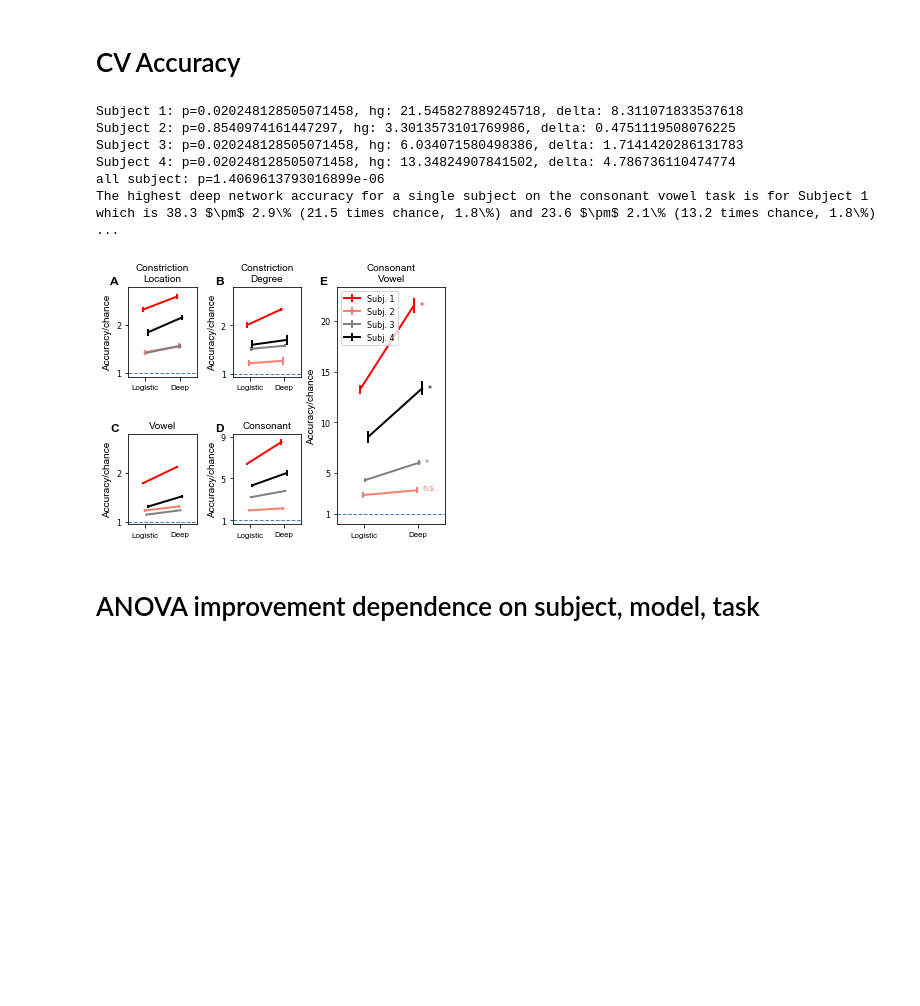
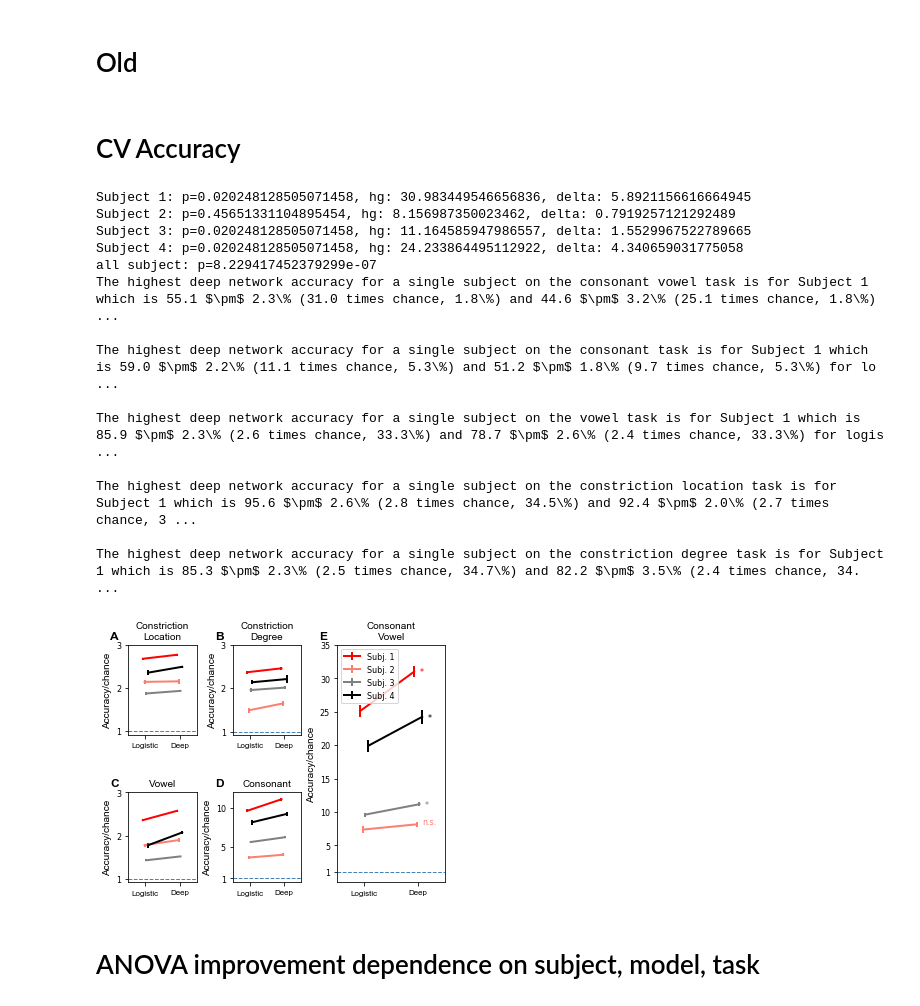
Before and after one commit to BouchardLab/cv_paper_plots, a Jupyter notebook: accuracy_slope/accuracy_slope.ipynb, the cells around one changed output. Saved outputs shown, nothing was run; the diff lists cells and outputs as text; code cells hidden in the pictures; blank space fills up the shorter version.

```diff
--- a/accuracy_slope/accuracy_slope.ipynb
+++ b/accuracy_slope/accuracy_slope.ipynb
@@ -19,3 +21,18 @@ subjects = ['ec2', 'ec9', 'gp31', 'gp33']
+# %%
+with open(os.path.join(os.environ['HOME'], 'plots_ff/model/data/frac_results_avg_ff.pkl'), 'rb') as f:
+    deep_all, linear_all = pickle.load(f, encoding='latin1')
+
+d = np.load(os.path.join(os.environ['HOME'], 'plots/ds/data/dataset_chance.npz'))
+chance = d['chance_data']
+training_size = d['training_size']
+fracs = sorted(deep_all.keys())
+
+output = 'plots_ff/model/data/{}_{}_hg{}_model_output.pkl'
+
+vmax = 3.
+cmax = 12.
+# %% [markdown]
+# Old
 # %%
 with open(os.path.join(os.environ['HOME'], 'plots/model/data/frac_results.pkl'), 'rb') as f:
     deep_all, linear_all, _ = pickle.load(f, encoding='latin1')
@@ -24,6 +41,14 @@ d = np.load(os.path.join(os.environ['HOME'], 'plots/ds/data/dataset_chance.npz')
 chance = d['chance_data']
 training_size = d['training_size']
 fracs = sorted(deep_all.keys())
+
+output = 'plots/model/data/{}_{}_hg_a{}_model_output.pkl'
+
+vmax = 2.8
+cmax = 9.2
+
+vmax = 3.
+cmax = 12.
 # %%
 other_linear_accuracy = {}
 other_deep_accuracy = {}
@@ -104,46 +129,54 @@ ax_m = f.add_axes([le + w + h_gap, p_m_y, w, little_h])
 
 ax_v = f.add_axes([le, be, w, little_h])
 ax_c = f.add_axes([le + w + h_gap, be, w, little_h])
 
 ax_cv = f.add_axes([1. - re - cv_w, be, cv_w, big_h])
 
 key = fracs[-1]
 
 accuracy.plot_cv_accuracy(subjects, deep_all[key], linear_all[key], chance[0, :, -1], ax_cv, legend=True,
                           show_significance=True)
 
 accuracy.plot_cv_accuracy(subjects, other_deep_accuracy['c'], other_linear_accuracy['c'],
-                          chance[1, :, -1], ax_c, 'Consonant', False, ymax=9.2)
+                          chance[1, :, -1], ax_c, 'Consonant', False, ymax=cmax)
 accuracy.plot_cv_accuracy(subjects, other_deep_accuracy['v'], other_linear_accuracy['v'],
-                          chance[2, :, -1], ax_v, 'Vowel', False, ymax=2.8)
+                          chance[2, :, -1], ax_v, 'Vowel', False, ymax=vmax)
 
 accuracy.plot_cv_accuracy(subjects, other_deep_accuracy['p'], other_linear_accuracy['p'],
-                          chance[3, :, -1], ax_p, 'Constriction\nLocation', False, ymax=2.8)
+                          chance[3, :, -1], ax_p, 'Constriction\nLocation', False, ymax=vmax)
 accuracy.plot_cv_accuracy(subjects, other_deep_accuracy['m'], other_linear_accuracy['m'],
-                          chance[4, :, -1], ax_m, 'Constriction\nDegree', False, ymax=2.8)
+                          chance[4, :, -1], ax_m, 'Constriction\nDegree', False, ymax=vmax)
 
 x0 = le - .05
-y0 = p_m_y + little_h + .01
+y0 = p_m_y + little_h + .02
 x1 = le + w + h_gap - .05
-y1 = be + little_h + .01
+y1 = be + little_h + .02
 x2 = 1. - re - cv_w - .05
 
 f.text(x0, y0, 'A', **letter_fontstyle)
 f.text(x1, y0, 'B', **letter_fontstyle)
 f.text(x0, y1, 'C', **letter_fontstyle)
 f.text(x1, y1, 'D', **letter_fontstyle)
 f.text(x2, y0, 'E', **letter_fontstyle)
 
 plt.savefig(os.path.join(os.environ['HOME'], 'Downloads/accuracy.eps'), dpi=300)
 plt.savefig(os.path.join(os.environ['HOME'], 'Downloads/accuracy.png'), dpi=300)
 # %% [output]
-Subject 1: p=0.020248128505071458, hg: 21.545827889245718, delta: 8.311071833537618
-Subject 2: p=0.8540974161447297, hg: 3.3013573101769986, delta: 0.4751119508076225
-Subject 3: p=0.020248128505071458, hg: 6.034071580498386, delta: 1.7141420286131783
-Subject 4: p=0.020248128505071458, hg: 13.34824907841502, delta: 4.786736110474774
-all subject: p=1.4069613793016899e-06
-The highest deep network accuracy for a single subject on the consonant vowel task is for Subject 1 which is 38.3 $\pm$ 2.9\% (21.5 times chance, 1.8\%) and 23.6 $\pm$ 2.1\% (13.2 times chance, 1.8\%) ...
+Subject 1: p=0.020248128505071458, hg: 30.983449546656836, delta: 5.8921156616664945
+Subject 2: p=0.45651331104895454, hg: 8.156987350023462, delta: 0.7919257121292489
+Subject 3: p=0.020248128505071458, hg: 11.164585947986557, delta: 1.5529967522789665
+Subject 4: p=0.020248128505071458, hg: 24.233864495112922, delta: 4.340659031775058
+all subject: p=8.229417452379299e-07
+The highest deep network accuracy for a single subject on the consonant vowel task is for Subject 1 which is 55.1 $\pm$ 2.3\% (31.0 times chance, 1.8\%) and 44.6 $\pm$ 3.2\% (25.1 times chance, 1.8\%) ...
+
+The highest deep network accuracy for a single subject on the consonant task is for Subject 1 which is 59.0 $\pm$ 2.2\% (11.1 times chance, 5.3\%) and 51.2 $\pm$ 1.8\% (9.7 times chance, 5.3\%) for lo ...
+
+The highest deep network accuracy for a single subject on the vowel task is for Subject 1 which is 85.9 $\pm$ 2.3\% (2.6 times chance, 33.3\%) and 78.7 $\pm$ 2.6\% (2.4 times chance, 33.3\%) for logis ...
+
+The highest deep network accuracy for a single subject on the constriction location task is for Subject 1 which is 95.6 $\pm$ 2.6\% (2.8 times chance, 34.5\%) and 92.4 $\pm$ 2.0\% (2.7 times chance, 3 ...
+
+The highest deep network accuracy for a single subject on the constriction degree task is for Subject 1 which is 85.3 $\pm$ 2.3\% (2.5 times chance, 34.7\%) and 82.2 $\pm$ 3.5\% (2.4 times chance, 34. ...
-[figure, old version]
+[figure, new version]
 # %% [markdown]
 # ANOVA improvement dependence on subject, model, task
 # %%
```
Also changed, not shown: parts of 9 cells of this notebook, 9 other files.
